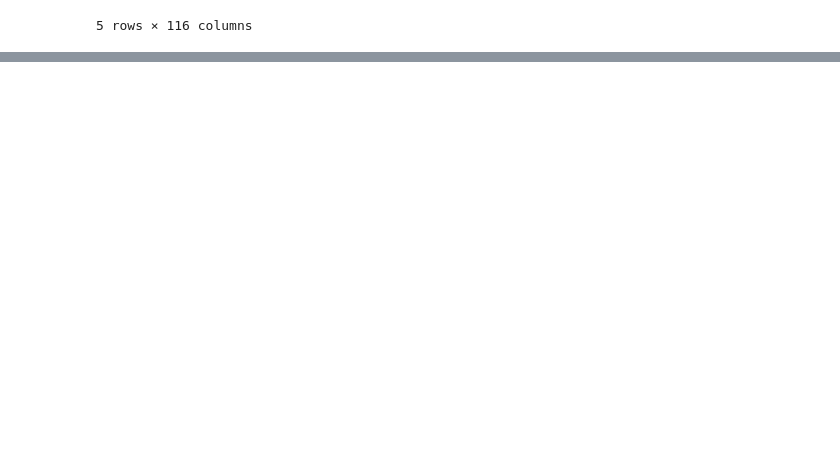
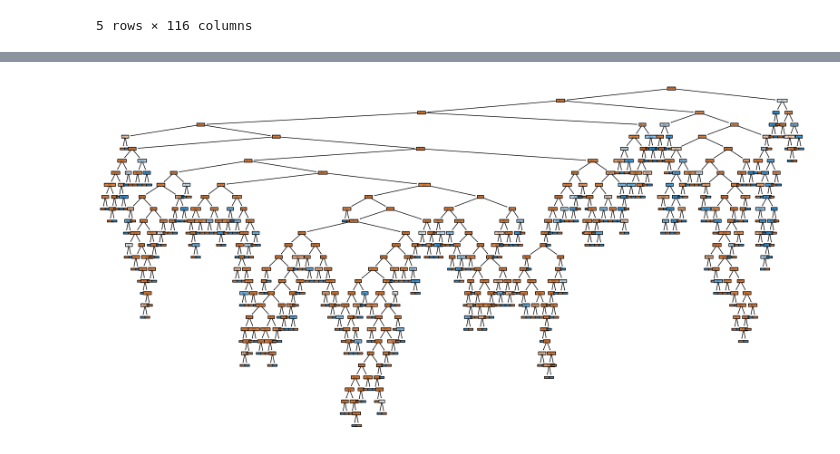
Before and after one commit to MattiaCampanella1993/ML_Fieldwork, a Jupyter notebook: code_fieldwork.ipynb, the cells around one changed output, grey strips where cells are left out. Drawn from its saved outputs; the diff is of its cells as text; code cells hidden in the pictures; blank space fills up the shorter version.

```diff
--- a/code_fieldwork.ipynb
+++ b/code_fieldwork.ipynb
@@ -215,0 +227,6 @@ merged_df.head()
+# %%
+# Code for dropping rows with missing values
+nan_counts = merged_df.isnull().sum()
+columns_with_nans = nan_counts[nan_counts > 0].index.tolist()
+dropped_df = merged_df.dropna(subset=columns_with_nans)
+dropped_df
@@ -215,0 +261,3 @@ merged_df.head()
+# %%
+X=dropped_df.loc[:, 'SPEED_PROCESS':'FILL_BENDING_NEG']
+X.head()
@@ -215,0 +272,3 @@ merged_df.head()
+# %%
+y=dropped_df.loc[:, 'DIF_TIPO_1':'DIF_TIPO_6']
+y.head()
@@ -215,0 +282,5 @@ merged_df.head()
+# %%
+X_train, X_test, y_train, y_test = train_test_split(X, y, test_size=test_size, random_state=random_state)
+print('There are {} samples in the training dataset'.format(X_train.shape[0]))
+print("There are {} samples in the testing dataset".format(X_test.shape[0]))
+print("Each sample has {} features".format(X_train.shape[1]))
@@ -215,0 +480,15 @@ merged_df.head()
+# %%
+single_tree = best_clf.estimators_[0]  # Index 0 for the first label, for example
+feature_names_list = X_train.columns.tolist()
+
+# Plot the decision tree
+plt.figure(figsize=(20, 10))  # Set the figure size (width, height) in inches
+plot_tree(single_tree,
+          filled=True,
+          feature_names=feature_names_list,
+          rounded=True,
+          proportion=False,
+          precision=2)
+plt.show()
+# %% [output]
+[figure, added]
```
Also changed, not shown: parts of 29 cells of this notebook.
